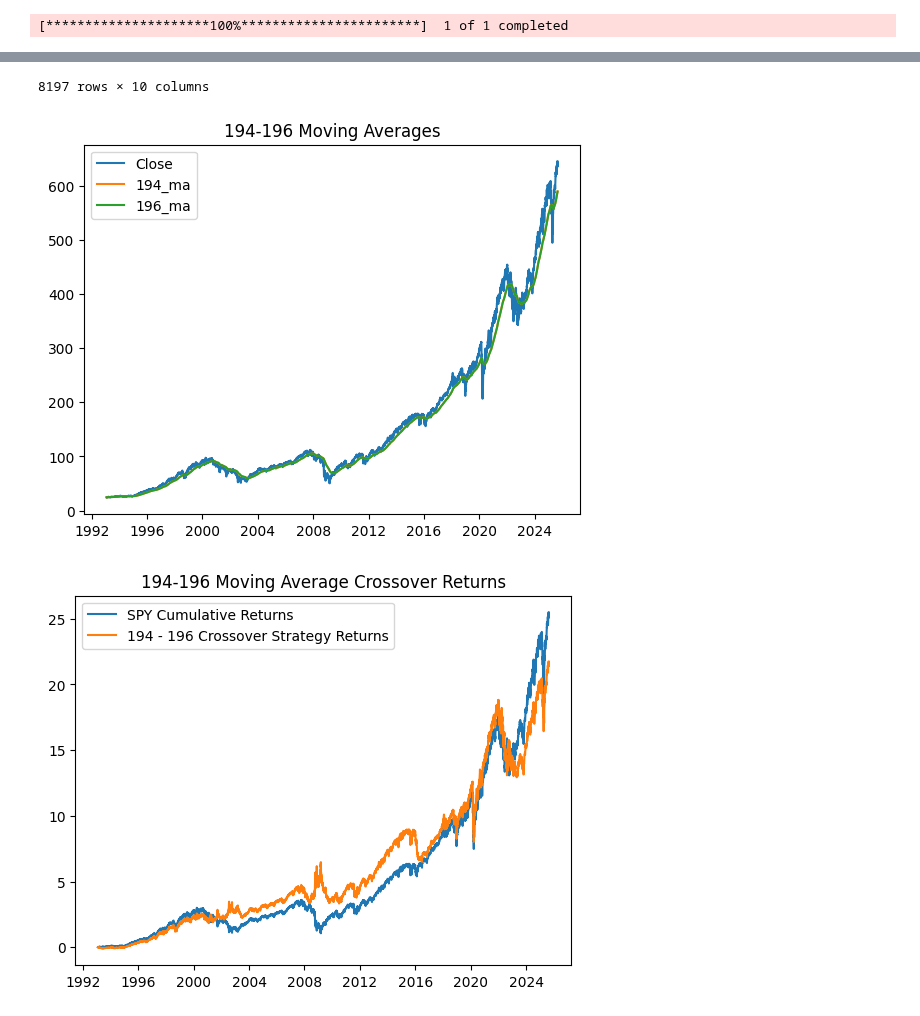
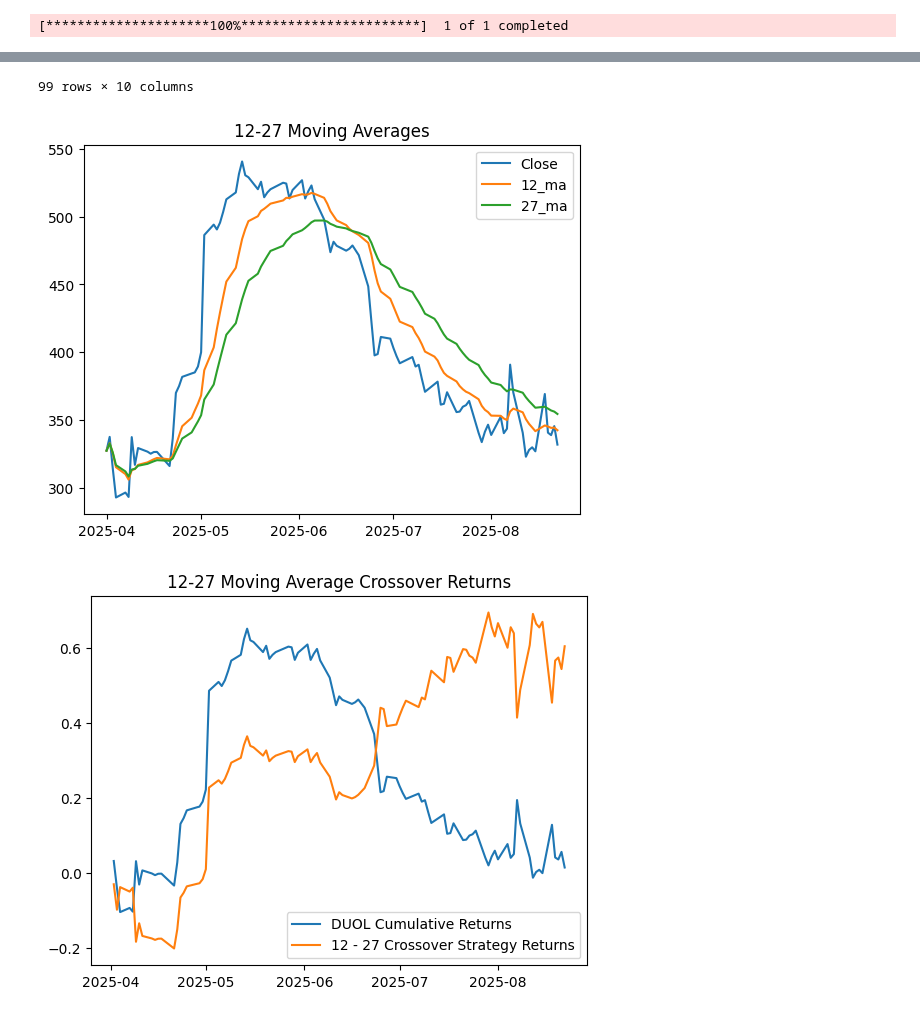
Before and after one commit to franciskamande-ai/MODELS, a Jupyter notebook: MA_Cross.ipynb, the cells around one changed output, grey strips where cells are left out. Saved outputs shown, nothing was run; the diff lists cells and outputs as text; code cells hidden in the pictures.

```diff
--- a/MA_Cross.ipynb
+++ b/MA_Cross.ipynb
@@ -4,10 +4,10 @@ import matplotlib.pyplot as plt
 import pandas as pd
 import numpy as np
 # %%
-TICKER = 'SPY'
-FAST = 194
-SLOW = 196
-LOOKBACK = 10000
+TICKER = 'DUOL'
+FAST = 12
+SLOW = 27
+LOOKBACK = 100
 
 def get_data():
     df = yf.download(TICKER)
@@ -73,3 +73,3 @@ main()
-8197 rows × 10 columns
+99 rows × 10 columns
-[figure, old version]
+[figure, new version]
-[figure, old version]
+[figure, new version]
```
Also changed, not shown: parts of 1 cell of this notebook, 2 other files.
